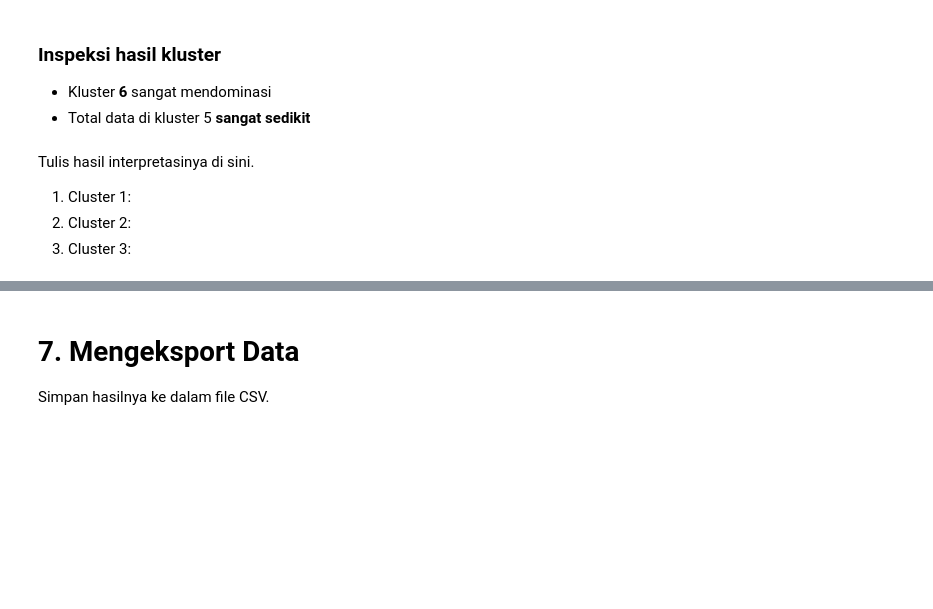
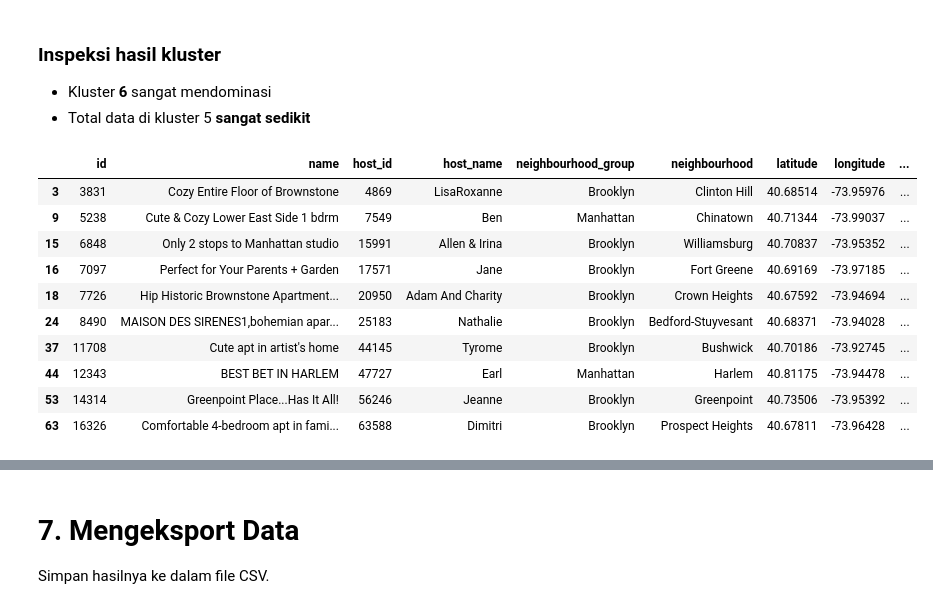
Before and after one commit to DGkurnia/cnkproject, a Jupyter notebook: Submisi_Akhir_BMLP_Derfansyah_Guswiranata_Kurnia_clus_mk2.ipynb, the cells around one changed output, grey strips where cells are left out. Saved outputs shown, nothing was run; the diff lists cells and outputs as text; code cells hidden in the pictures; blank space fills up the shorter version.

Commit message:
Clustering done

```diff
--- a/Submisi_Akhir_BMLP_Derfansyah_Guswiranata_Kurnia_clus_mk2.ipynb
+++ b/Submisi_Akhir_BMLP_Derfansyah_Guswiranata_Kurnia_clus_mk2.ipynb
@@ -441,7 +432,7 @@ Basis dari Label ANalyzer adalah inspeksi situasi kamar dengan dua kondisi
 #inisiasi mlb
 mlb = MultiLabelBinarizer()
 clrconres = mlb.fit_transform(clroom)
-clrconres = pd.DataFrame(clrconres, columns=lb.classes_)
+clrconres = pd.DataFrame(clrconres, columns=mlb.classes_)
 clrconres.head()
 # %% [output]
 |  |  | / | E | P | S | a | d | e | h | i | m | ... |
@@ -1011,11 +1012,19 @@ roomtab.head(9)
 # %%
 #Pergantian Nama untuk interpretasi
 finres['Cluster'] = finres['Cluster'].replace([0,1,2,3,4,5,6],
- ['unit asing','unit populer yang bisa direkomendasikan','opsi pelancong irit','sesi unit favorit di musim tertentu',
+ ['unit asing','unit kurang populer','opsi pelancong irit','sesi unit favorit di musim tertentu',
   'bisa untuk portofolio pemilik','unit sangat direkomendasikan','ada perencanaan dulu']).copy()
+#cek penamaan kolom
 finres.head(10)
+# %% [output]
+|  | id | name | host_id | host_name | neighbourhood_group | neighbourhood | latitude | longitude | ... |
+| 3 | 3831 | Cozy Entire Floor of Brownstone | 4869 | LisaRoxanne | Brooklyn | Clinton Hill | 40.68514 | -73.95976 | ... |
+| 9 | 5238 | Cute & Cozy Lower East Side 1 bdrm | 7549 | Ben | Manhattan | Chinatown | 40.71344 | -73.99037 | ... |
+| 15 | 6848 | Only 2 stops to Manhattan studio | 15991 | Allen & Irina | Brooklyn | Williamsburg | 40.70837 | -73.95352 | ... |
+| 16 | 7097 | Perfect for Your Parents + Garden | 17571 | Jane | Brooklyn | Fort Greene | 40.69169 | -73.97185 | ... |
+| 18 | 7726 | Hip Historic Brownstone Apartment... | 20950 | Adam And Charity | Brooklyn | Crown Heights | 40.67592 | -73.94694 | ... |
+| 24 | 8490 | MAISON DES SIRENES1,bohemian apar... | 25183 | Nathalie | Brooklyn | Bedford-Stuyvesant | 40.68371 | -73.94028 | ... |
+| 37 | 11708 | Cute apt in artist's home | 44145 | Tyrome | Brooklyn | Bushwick | 40.70186 | -73.92745 | ... |
+| 44 | 12343 | BEST BET IN HARLEM | 47727 | Earl | Manhattan | Harlem | 40.81175 | -73.94478 | ... |
+| 53 | 14314 | Greenpoint Place...Has It All! | 56246 | Jeanne | Brooklyn | Greenpoint | 40.73506 | -73.95392 | ... |
+| 63 | 16326 | Comfortable 4-bedroom apt in fami... | 63588 | Dimitri | Brooklyn | Prospect Heights | 40.67811 | -73.96428 | ... |
-# %% [markdown]
-Tulis hasil interpretasinya di sini.
-1. Cluster 1:
-2. Cluster 2:
-3. Cluster 3:
```
Also changed, not shown: parts of 22 cells of this notebook.
